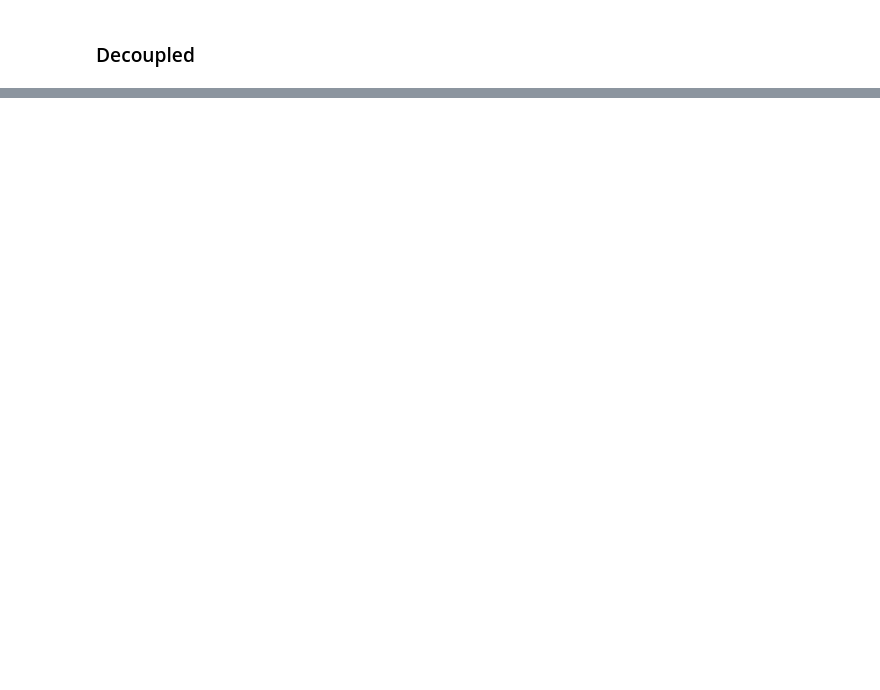
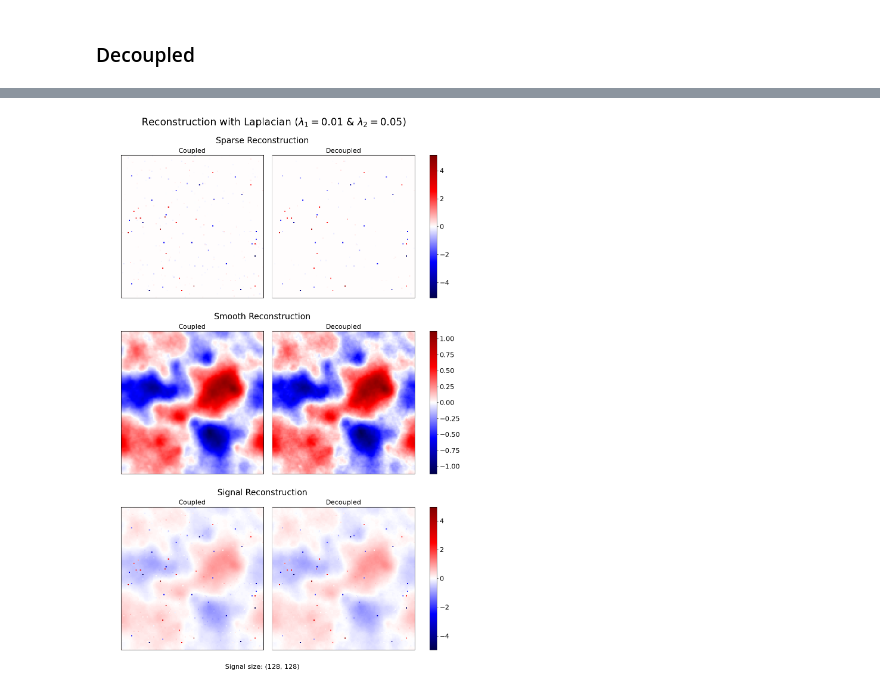
Before and after one commit to vacostaepfl/L1-L2, a Jupyter notebook: main.ipynb, the cells around one changed output, grey strips where cells are left out. Cells and saved outputs as stored; diff of their text form; code cells hidden in the pictures; blank space fills up the shorter version.

```diff
--- a/main.ipynb
+++ b/main.ipynb
@@ -154,0 +209,15 @@ mettre image côte à côte (chaque taille) avec diff
+# %%
+compare(
+    N,
+    laplacian,
+    lambda1,
+    lambda2,
+    sparse_rcstr_coupled,
+    sparse_rcstr_decoupled,
+    smooth_rcstr_coupled,
+    smooth_rcstr_decoupled,
+    signal_rcstr_coupled,
+    signal_rcstr_decoupled,
+);
+# %% [output]
+[figure, added]
```
Also changed, not shown: parts of 14 cells of this notebook, 3 other files.
